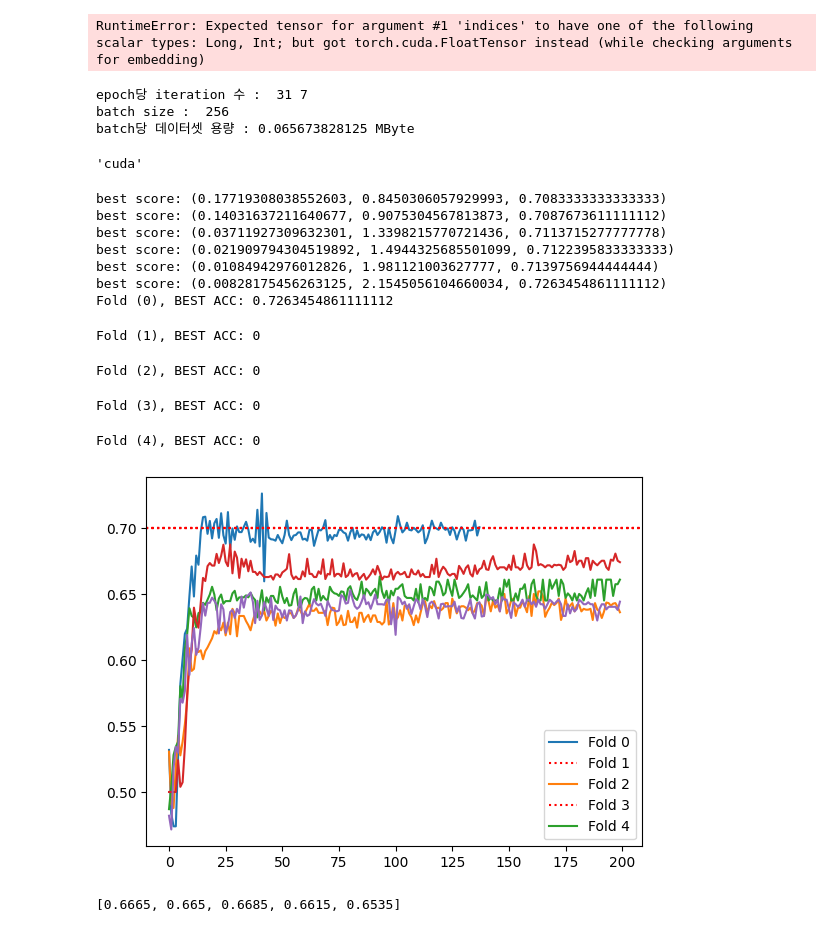
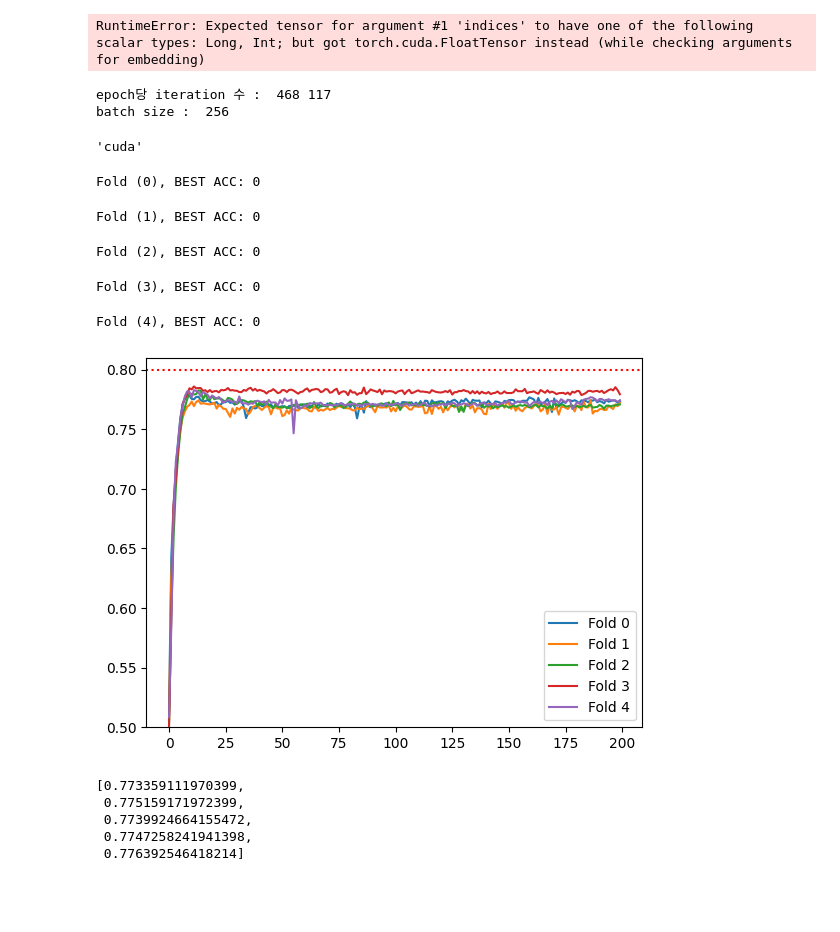
Before and after one commit to parking-place/PlayData_v2, a Jupyter notebook: 06. deep learning/3. NLP Pytorch/2. CNN 1D.ipynb, the cells around one changed output. Saved outputs shown, nothing was run; the diff lists cells and outputs as text; code cells hidden in the pictures; blank space fills up the shorter version.

```diff
--- a/06. deep learning/3. NLP Pytorch/2. CNN 1D.ipynb
+++ b/06. deep learning/3. NLP Pytorch/2. CNN 1D.ipynb
@@ -1126,8 +1126,11 @@ df_ko = pd.read_csv(DATA_PATH+'ratings_train.txt', sep="\t")
 
 # 결측치 제거
 df_ko = df_ko.dropna().reset_index(drop=True)
-# 5000개만 사용
-df_ko = df_ko[:10000]
+
+# DATA_SIZE 개만 사용
+# DATA_SIZE = 10000
+# df_ko = df_ko[:DATA_SIZE]
+
 # .. -> 공백으로 변경
 # 공백 2개 -> 공백 1개로 변경
 # 문자열 좌우 공백 제거
@@ -1169,8 +1172,12 @@ def padding(features, vocab):
 # 토큰화 제너레이터 생성
 gen = token_generator(df_ko["document"],tokenizer)
 # 제네레이터를 이용해 어휘집 생성
+# 단어집은 ["<pad>","<unk>"]으로 시작
 vocab = build_vocab_from_iterator(gen, specials=["<pad>","<unk>"])
 # 언노운 토큰의 인덱스를 1로 설정
+# -> 모르는 단어가 들어올 경우 인덱스설정
+# vocab["<unk>"] == 1 이므로, 1로 설정됨
+# vocab.set_default_index(1) 과 같은 뜻
 vocab.set_default_index(vocab["<unk>"])
 
 ###############################################
@@ -1226,7 +1233,8 @@ class NaverReviewDataset(Dataset):
 
     def __len__(self):
         # print('__len__ is called')
-        return len(self.x_data)
+        # return len(self.x_data)
+        return self.x_data.shape[0]
 
     def __getitem__(self, idx):
         # print('__getitem__ is called')
@@ -1264,15 +1272,11 @@ test_loader = DataLoader(test_set,
                         drop_last=True,
                         )
 
-SIZE = (4 * BATCH_SIZE / 1024 / 1024 * 67) + (1 * BATCH_SIZE / 1024 / 1024)
-
 print('epoch당 iteration 수 : ', len(train_loader), len(test_loader))
 print('batch size : ', BATCH_SIZE)
-print('batch당 데이터셋 용량 : {} MByte'.format(SIZE))
 # %% [output]
-epoch당 iteration 수 :  31 7
+epoch당 iteration 수 :  468 117
 batch size :  256
-batch당 데이터셋 용량 : 0.065673828125 MByte
 # %%
 import torch.nn as nn
 from torchsummary import summary
@@ -1324,7 +1328,7 @@ class CNN1DModel(nn.Module):
         output = self.output_layer(output)
         return output
 # %%
-def train_loop(dataloader,model,loss_fn,optimizer,DEVICE = 'cpu', debug_mode = False): # epoch 단위 학습 프로세스
+def train_loop(dataloader,model,loss_fn,optimizer,DEVICE = 'cpu'): # epoch 단위 학습 프로세스
     epoch_loss = 0
     # 모델을 학습 모드로 설정
     model.train()
@@ -1414,7 +1418,7 @@ LR = 0.001
 # 에폭 수
 N_EPOCHS = 200
 # 배치 사이즈
-BATCH_SIZE = 256
+BATCH_SIZE = 1024
 # 임베딩 레이어에 전해줄 단어집 크기
 vocab_size = len(vocab)
 # K-Fold 객체 생성
@@ -1422,10 +1426,10 @@ cv = KFold(n_splits=N_SPLITS,shuffle=True, random_state=SEED)
 # 장비 설정
 DEVICE = 'cuda' if torch.cuda.is_available() else 'cpu'
 CPU = 'cpu'
-# patience(조기종료) 초기값
+# patience(조기종료) 기준값
 PATIENCE = 20
 # 타겟 정확도
-TARGET_ACC = 0.7
+TARGET_ACC = 0.8
 # 장비 확인
 DEVICE
 # %% [output]
@@ -1439,6 +1443,7 @@ loss_fn = torch.nn.BCEWithLogitsLoss()
 
 # model = CNN1DModel(vocab_size).to(DEVICE)
 # optimizer = torch.optim.Adam(model.parameters(), lr=LR)
+
 # 각 폴드별 모델을 저장할 리스트
 model_list = []
 
@@ -1489,13 +1494,7 @@ for i,(train, val) in enumerate(cv.split(X_test)):
     best_score_list.append(best_score)
     score_list.append(kfold_score_list)
 # %% [output]
-best score: (0.17719308038552603, 0.8450306057929993, 0.7083333333333333)
-best score: (0.14031637211640677, 0.9075304567813873, 0.7087673611111112)
-best score: (0.03711927309632301, 1.3398215770721436, 0.7113715277777778)
-best score: (0.021909794304519892, 1.4944325685501099, 0.7122395833333333)
-best score: (0.01084942976012826, 1.981121003627777, 0.7139756944444444)
-best score: (0.00828175456263125, 2.1545056104660034, 0.7263454861111112)
-Fold (0), BEST ACC: 0.7263454861111112
+Fold (0), BEST ACC: 0
 Fold (1), BEST ACC: 0
 Fold (2), BEST ACC: 0
 Fold (3), BEST ACC: 0
@@ -1503,15 +1502,17 @@ Fold (4), BEST ACC: 0
 # %%
 import matplotlib.pyplot as plt
 
 # 폴드별 스코어 시각화
 for scores in score_list:
     plt.plot(scores)
-    plt.legend(['Fold 0', 'Fold 1', 'Fold 2', 'Fold 3', 'Fold 4'])
-    # 타겟 정확도 표시
-    plt.axhline(y=TARGET_ACC, color='r', linestyle=':')
+plt.legend(['Fold 0', 'Fold 1', 'Fold 2', 'Fold 3', 'Fold 4', 'target acc'])
+# 타겟 정확도 표시
+plt.axhline(y=TARGET_ACC, color='r', linestyle=':')
+# y 리밋 설정
+plt.ylim(0.5,0.81)
 plt.show()
 # %% [output]
-[figure, old version]
+[figure, new version]
 # %%
 # 테스트 데이터셋
 test_dataset = NaverReviewDataset(X_test,y_test)
@@ -1530,7 +1531,11 @@ for model in model_list:
 
 acc_list
 # %% [output]
-[0.6665, 0.665, 0.6685, 0.6615, 0.6535]
+[0.773359111970399,
+ 0.775159171972399,
+ 0.7739924664155472,
+ 0.7747258241941398,
+ 0.776392546418214]
 # %%
 # 모델별 loss, acc 시각화
 fig, axes = plt.subplots(1,2, figsize=(10,5))
```
Also changed, not shown: parts of 1 cell of this notebook.
